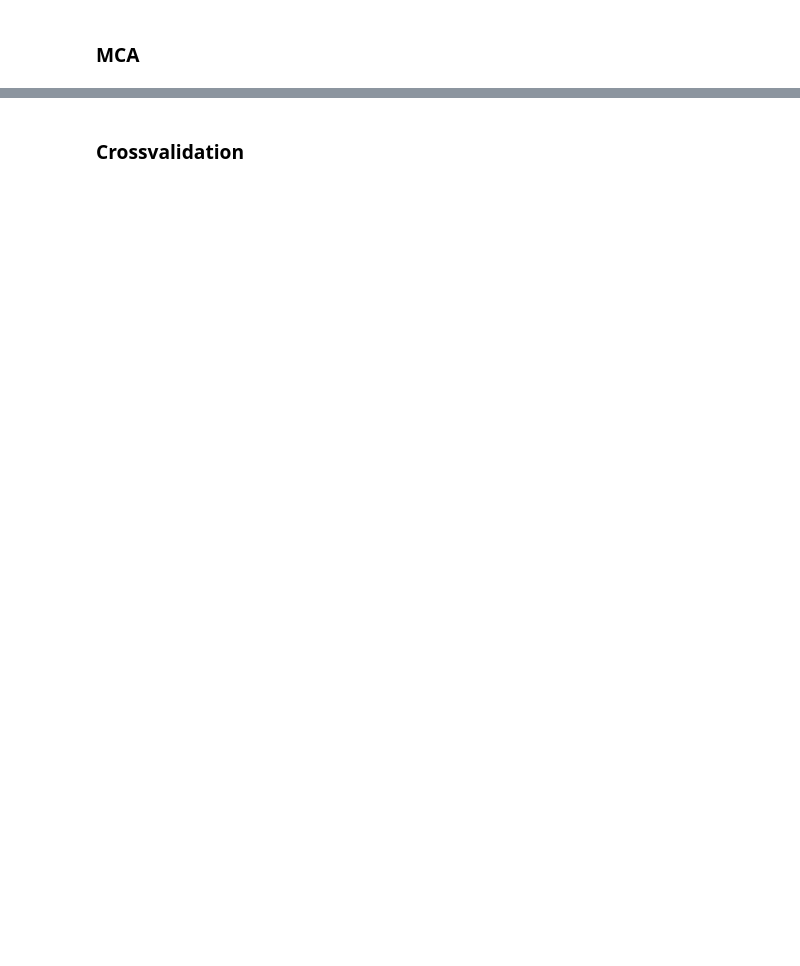
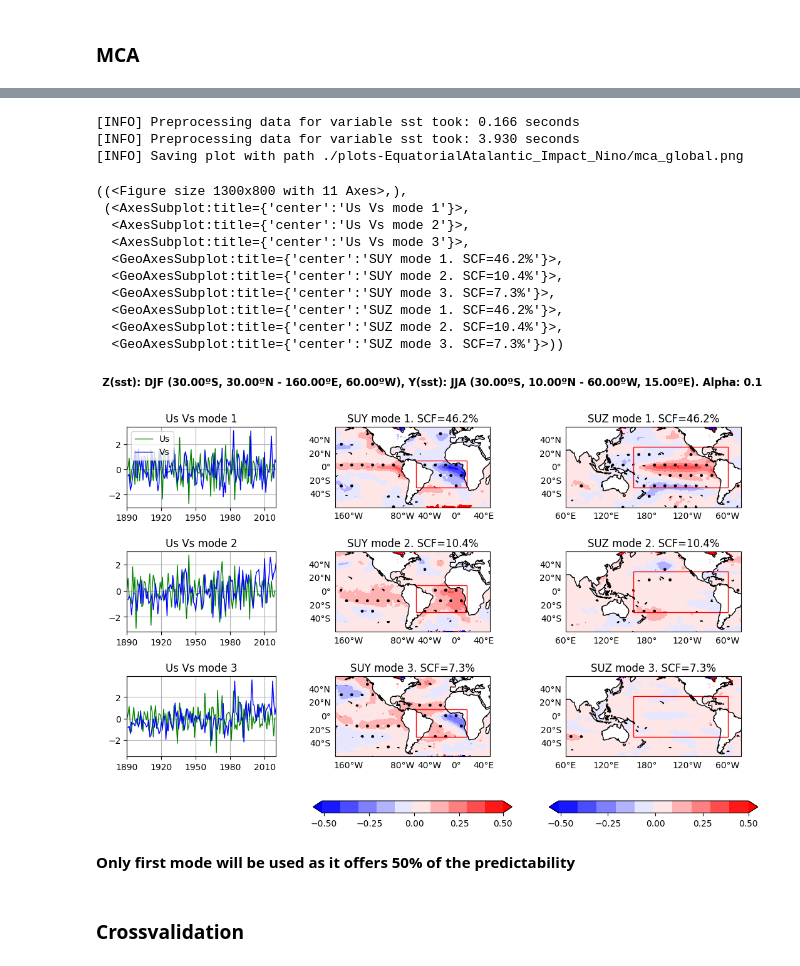
Before and after one commit to pabloduran016/Spy4CastManual, a Jupyter notebook: EquatorialAtlantic_Impact_Nino.ipynb, the cells around one changed output, grey strips where cells are left out. Cells and saved outputs as stored; diff of their text form; code cells hidden in the pictures; blank space fills up the shorter version.

```diff
--- a/EquatorialAtlantic_Impact_Nino.ipynb
+++ b/EquatorialAtlantic_Impact_Nino.ipynb
@@ -60,3 +92,34 @@ mca.save("mca_", "./data-EquatorialAtalantic_Impact_Nino/")
+# %%
+# Plot on a larger map using global regression
+map_y = Preprocess(Dataset("HadISST_sst.nc", "./datasets").open("sst").slice(
+    Region(lat0=-60, latf=60, lon0=-180, lonf=50, month0=Month.JUN, monthf=Month.AUG,
+           year0=1890, yearf=2019)))
+map_z = Preprocess(Dataset("HadISST_sst.nc", "./datasets").open("sst").slice(
+    Region(lat0=-60, latf=60, lon0=-300, lonf=-40, month0=Month.DEC, monthf=Month.FEB,
+           year0=1891
+           , yearf=2020)))
+mca.plot(save_fig=True, name="mca_global.png", map_y=map_y, map_z=map_z, figsize=(13, 8),
+         variable="s",
+         width_ratios=[1.5, 2, 2.1], folder="./plots-EquatorialAtalantic_Impact_Nino/",
+         y_levels=np.arange(-.51, .51, .1),
+         z_levels=np.arange(-.51, .51, .1),)
+# %% [output]
+[INFO] Preprocessing data for variable sst took: 0.166 seconds
+[INFO] Preprocessing data for variable sst took: 3.930 seconds
+[INFO] Saving plot with path ./plots-EquatorialAtalantic_Impact_Nino/mca_global.png
+((<Figure size 1300x800 with 11 Axes>,),
+ (<AxesSubplot:title={'center':'Us Vs mode 1'}>,
+  <AxesSubplot:title={'center':'Us Vs mode 2'}>,
+  <AxesSubplot:title={'center':'Us Vs mode 3'}>,
+  <GeoAxesSubplot:title={'center':'SUY mode 1. SCF=46.2%'}>,
+  <GeoAxesSubplot:title={'center':'SUY mode 2. SCF=10.4%'}>,
+  <GeoAxesSubplot:title={'center':'SUY mode 3. SCF=7.3%'}>,
+  <GeoAxesSubplot:title={'center':'SUZ mode 1. SCF=46.2%'}>,
+  <GeoAxesSubplot:title={'center':'SUZ mode 2. SCF=10.4%'}>,
+  <GeoAxesSubplot:title={'center':'SUZ mode 3. SCF=7.3%'}>))
+[figure, added]
+# %% [markdown]
+**Only first mode will be used as it offers 50% of the predictability**
 # %% [markdown]
 ### Crossvalidation
 # %%
```
Also changed, not shown: parts of 28 cells of this notebook, 19 other files.
